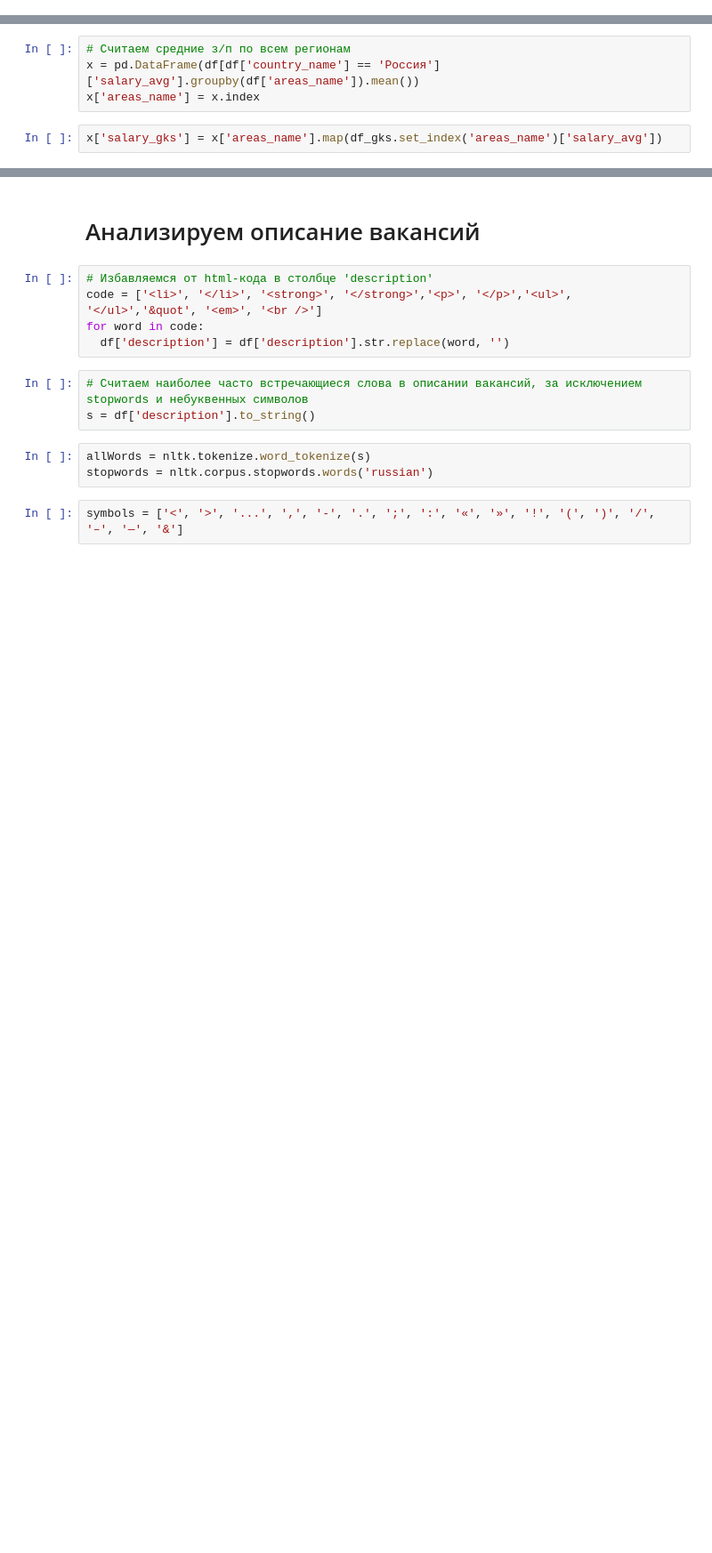
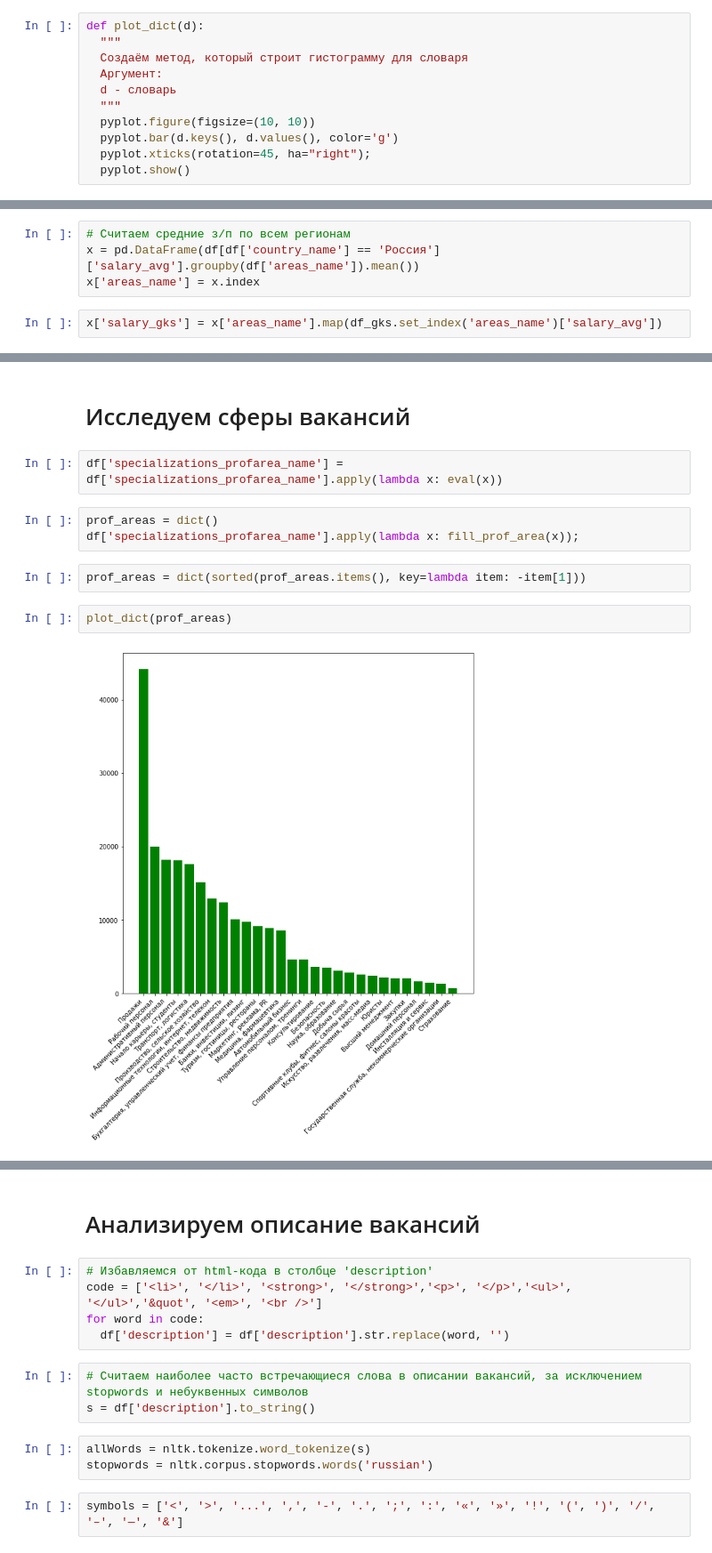
Before and after one commit to alievaliza/MSU_diploma, a Jupyter notebook: notebooks/EDA_hh_data.ipynb, the cells around one changed output, grey strips where cells are left out. Shown: that part at 89% size. Cells and saved outputs as stored; diff of their text form; blank space fills up the shorter version.

```diff
--- a/notebooks/EDA_hh_data.ipynb
+++ b/notebooks/EDA_hh_data.ipynb
@@ -29,0 +61,11 @@ df = pd.read_csv("vacancies.csv")
+# %%
+def plot_dict(d):
+  """
+  Создаём метод, который строит гистограмму для словаря
+  Аргумент:
+  d - словарь
+  """
+  pyplot.figure(figsize=(10, 10))
+  pyplot.bar(d.keys(), d.values(), color='g')
+  pyplot.xticks(rotation=45, ha="right");
+  pyplot.show()
@@ -217,0 +281,13 @@ for curr in df['salary_currency'].dropna().unique():
+# %% [markdown]
+# Исследуем сферы вакансий
+# %%
+df['specializations_profarea_name'] = df['specializations_profarea_name'].apply(lambda x: eval(x))
+# %%
+prof_areas = dict()
+df['specializations_profarea_name'].apply(lambda x: fill_prof_area(x));
+# %%
+prof_areas = dict(sorted(prof_areas.items(), key=lambda item: -item[1]))
+# %%
+plot_dict(prof_areas)
+# %% [output]
+[figure, added]
```
Also changed, not shown: parts of 25 cells of this notebook.
